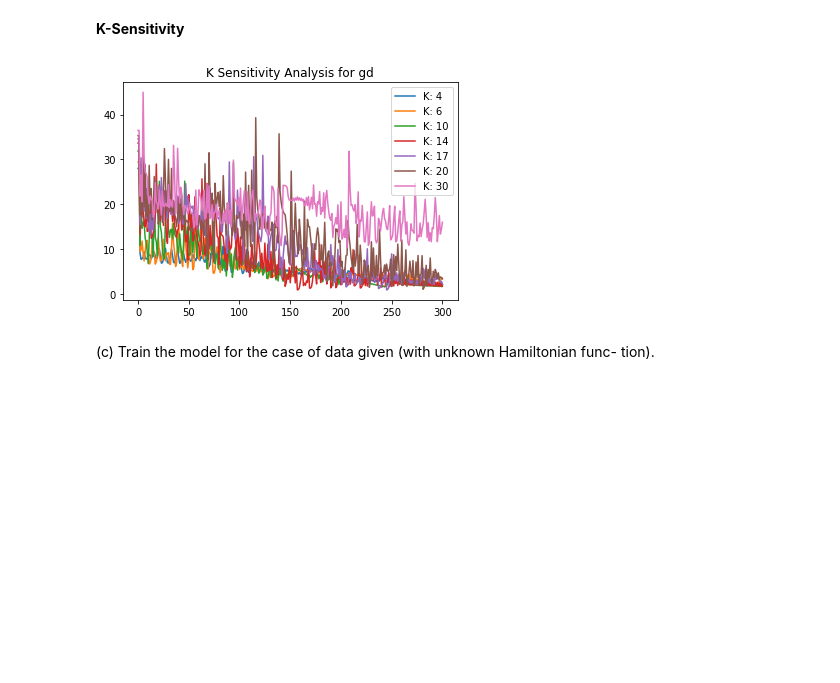
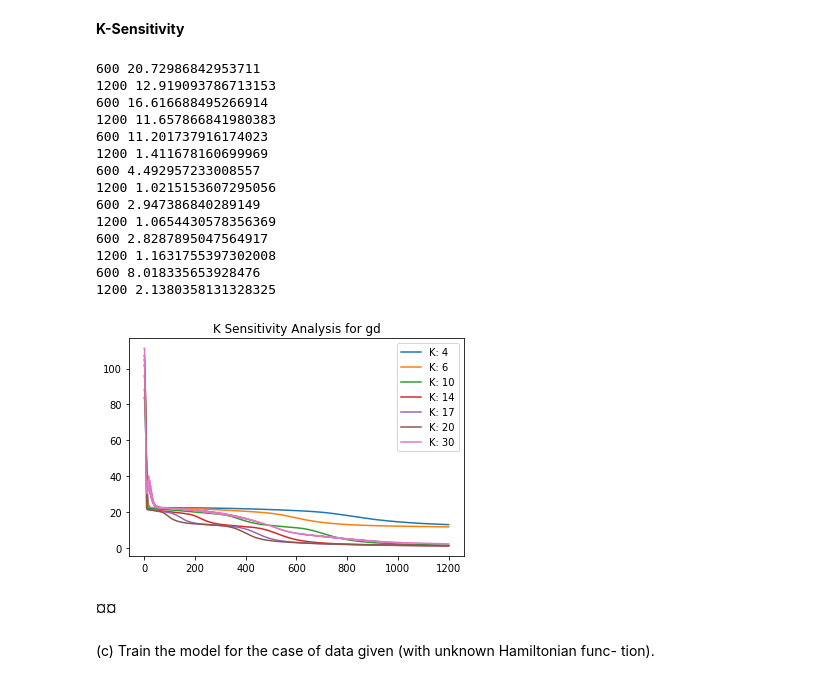
Before and after one commit to isakhammer/deep-learning-project, a Jupyter notebook: project.ipynb, the cells around one changed output. Cells and saved outputs as stored; diff of their text form; code cells hidden in the pictures; blank space fills up the shorter version.

```diff
--- a/project.ipynb
+++ b/project.ipynb
@@ -597,7 +579,7 @@ d_0 = 2
 d = 4
 I = 600
 max_it = 300
-tau = 0.1
+tauxI = 2
 
 
 def tau_sensitivity(method="gd"):
@@ -632,14 +614,14 @@ def tauI_sensitivity(I, method="gd"):
     #Y = scale(b["Y"])
     d_0 = Y.shape[0]
 
-    var = np.array([ 40, 20, 10, 5, 2, 0.2])/I
+    var = np.array([ 40, 10, 5, 2, 1, 0.2])/I
     it = np.arange(0,max_it+1)
 
     for i in range(len(var)):
         tau = var[i]
         th = initialize_weights(d_0, d, K)
         JJ,th = train(c, d, d_0, K, h, Y, th, tau=tau, max_it=max_it, method=method)
-        plt.plot(it, JJ, label="tau: "+ str(tau) + "/I")
+        plt.plot(it, JJ, label="tau: "+ str(tau*I) + "/I")
 
     plt.title("Tau Sensitivity Analysis for " + method + ", I: "+str(I))
     plt.legend()
@@ -821,29 +809,45 @@ d_sensitivity(method="gd")
 # %%
 
 def K_sensitivity(method="gd"):
-    I = 300
+    I = 1000
     b = generate_synthetic_batches(I)
 
     c, inv = scale(b["c"])
     Y = b["Y"]
     #Y = scale(b["Y"])
     d_0 = Y.shape[0]
 
     var = var = [ 4, 6, 10, 14, 17, 20, 30]
-    it = np.arange(0,max_it+1)
+    it = np.arange(0,max_it*4+1)
 
     for i in range(len(var)):
         K = var[i]
         th = initialize_weights(d_0, d, K)
-        JJ,th = train(c, d, d_0, K, h, Y, th, tau=tau, max_it=max_it, method=method)
+        JJ,th = train(c, d, d_0, K, h, Y, th, tauxI/I, max_it=max_it*4, method=method)
         plt.plot(it, JJ, label="K: "+ str(var[i]))
 
     plt.title("K Sensitivity Analysis for " + method)
     plt.legend()
     plt.show()
 K_sensitivity(method="gd")
 # %% [output]
+600 20.72986842953711
+1200 12.919093786713153
+600 16.616688495266914
+1200 11.657866841980383
+600 11.201737916174023
+1200 1.411678160699969
+600 4.492957233008557
+1200 1.0215153607295056
+600 2.947386840289149
+1200 1.0654430578356369
+600 2.8287895047564917
+1200 1.1631755397302008
+600 8.018335653928476
+1200 2.1380358131328325
-[figure, old version]
+[figure, new version]
+# %% [markdown]
+¤¤
 # %% [markdown]
 (c) Train the model for the case of data given (with unknown Hamiltonian func-
 tion).
```
Also changed, not shown: parts of 10 cells of this notebook.
